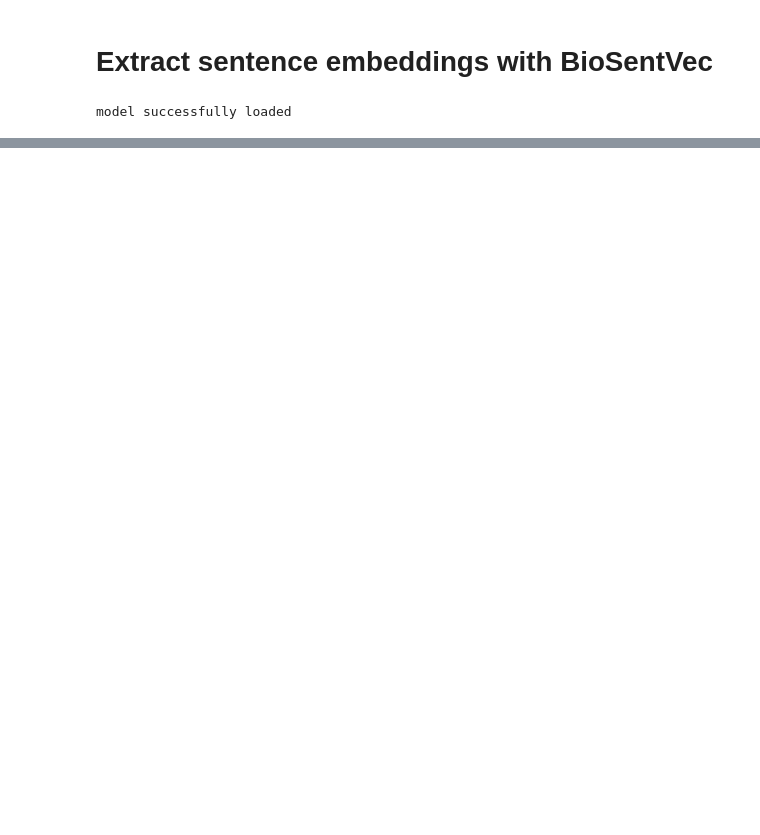
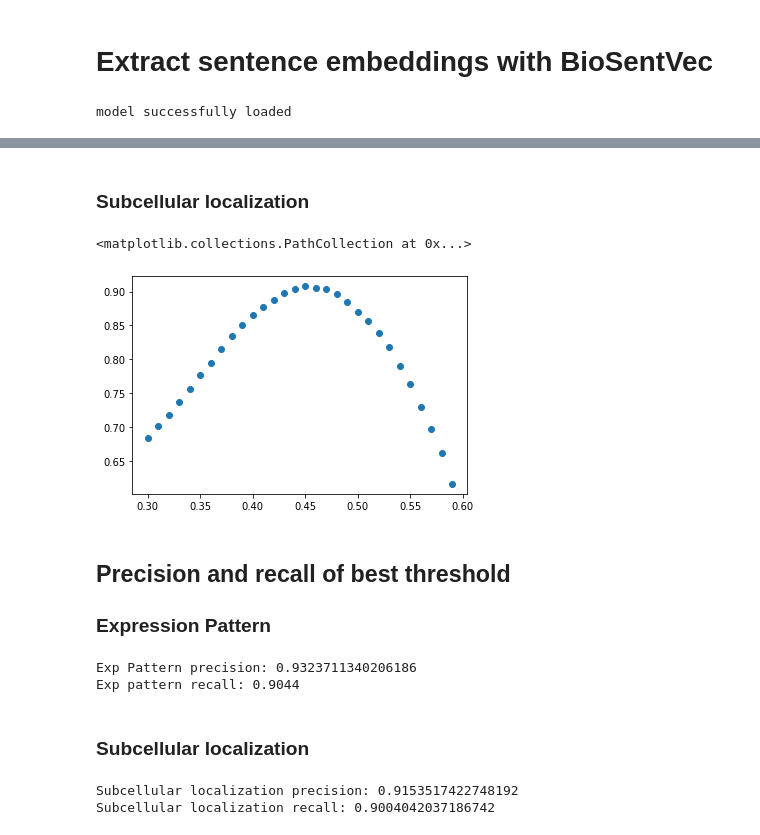
Before and after one commit to WormBase/curation-sentence-classification, a Jupyter notebook: notebooks/sentence_clustering.ipynb, the cells around one changed output, grey strips where cells are left out. Cells and saved outputs as stored; diff of their text form; code cells hidden in the pictures; blank space fills up the shorter version.

```diff
--- a/notebooks/sentence_clustering.ipynb
+++ b/notebooks/sentence_clustering.ipynb
@@ -191,0 +216,24 @@ corpus_expr_pattern[20278]
+# %% [markdown]
+### Subcellular localization
+# %%
+plt.scatter([elem + 0.3 + i/100 for i, elem in enumerate([0] * 30)], [stat[0] for stat in stats_subcellloc_list])
+# %% [output]
+<matplotlib.collections.PathCollection at 0x...>
+[figure, added]
+# %% [markdown]
+## Precision and recall of best threshold
+### Expression Pattern
+# %%
+print("Exp Pattern precision: " + str(get_stats(0.45, centroid_exp_pattern_embeddings_bio, corpus_embeddings_expr_pattern_bio, corpus_embeddings_neg_otherexpr_bio)[1]))
+print("Exp pattern recall: " + str(get_stats(0.45, centroid_exp_pattern_embeddings_bio, corpus_embeddings_expr_pattern_bio, corpus_embeddings_neg_otherexpr_bio)[2]))
+# %% [output]
+Exp Pattern precision: 0.9323711340206186
+Exp pattern recall: 0.9044
+# %% [markdown]
+### Subcellular localization
+# %%
+print("Subcellular localization precision: " + str(get_stats(0.45, centroid_subcellloc_embeddings_bio, corpus_embeddings_subcellloc_bio, corpus_embeddings_neg_otherexpr_bio)[1]))
+print("Subcellular localization recall: " + str(get_stats(0.45, centroid_subcellloc_embeddings_bio, corpus_embeddings_subcellloc_bio, corpus_embeddings_neg_otherexpr_bio)[2]))
+# %% [output]
+Subcellular localization precision: 0.9153517422748192
+Subcellular localization recall: 0.9004042037186742
```
Also changed, not shown: parts of 23 cells of this notebook, 3 other files.
